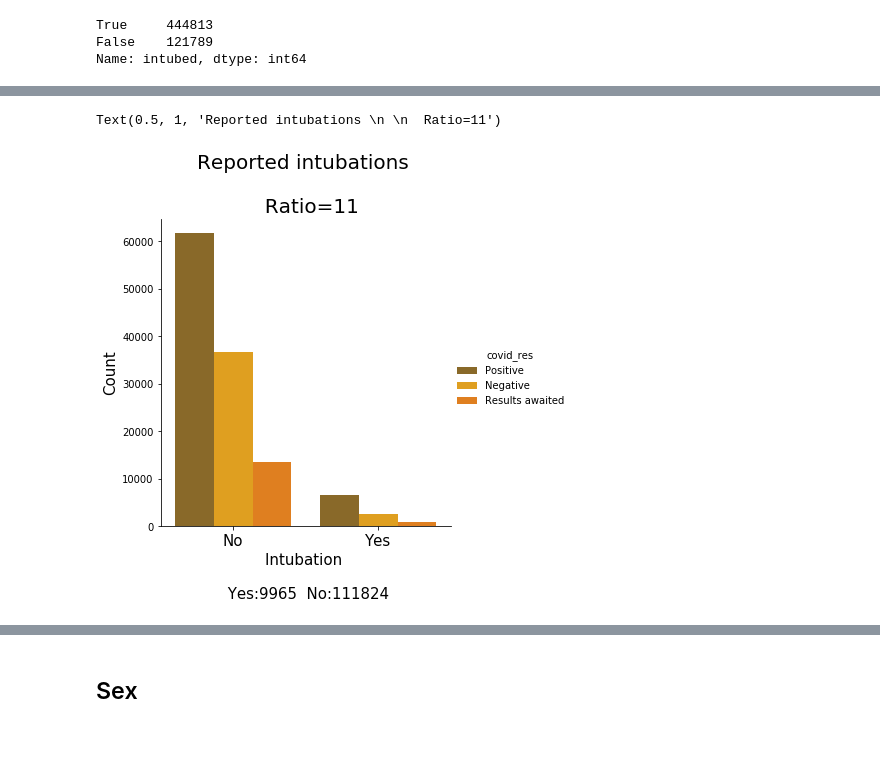
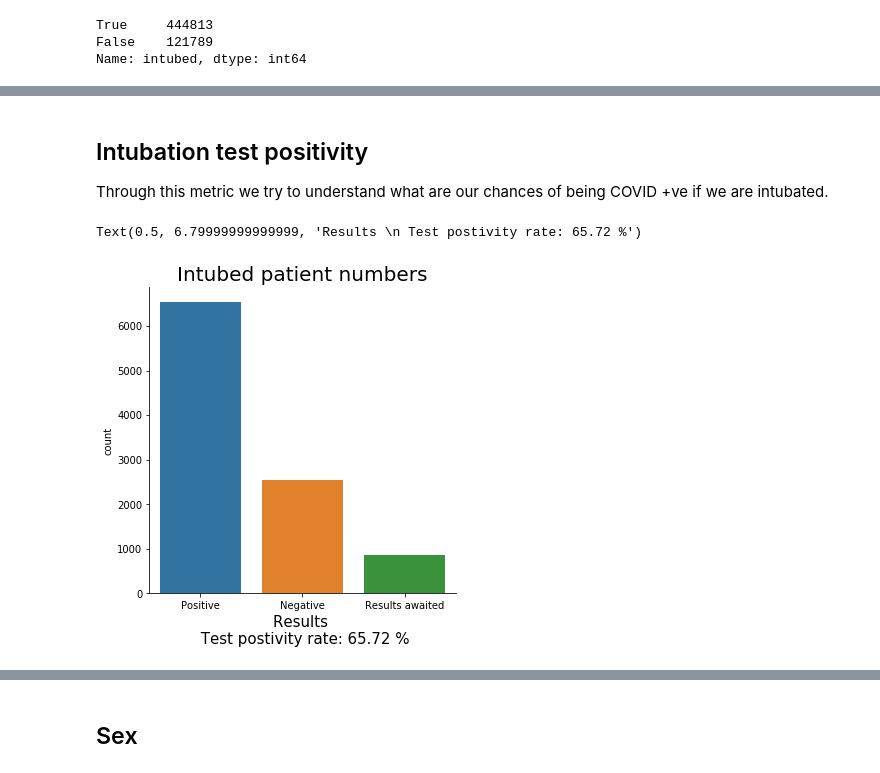
Before and after one commit to pandey-parth/IME672-Project, a Jupyter notebook: Untitled.ipynb, the cells around one changed output, grey strips where cells are left out. Drawn from its saved outputs; the diff is of its cells as text; code cells hidden in the pictures; blank space fills up the shorter version.

```diff
--- a/Untitled.ipynb
+++ b/Untitled.ipynb
@@ -183,11 +211,21 @@ Text(0, 0.5, 'Count')
 # %%
-# plt.figure(figsize=(10,8))
-ax2=sns.catplot('intubed',data=df,kind='count',palette='autumn_d',hue='covid_res')
-plt.xticks(size=15,)
-plt.xlabel('Intubation \n \n Yes:{}  No:{}'.format(df['intubed'].value_counts()[1] , df['intubed'].value_counts()[0]),size=15)
-plt.ylabel('Count',size=15)
-plt.title('Reported intubations \n \n  Ratio={0:.0f}'.format(df['intubed'].value_counts()[0]/df['intubed'].value_counts()[1])
-          ,size=20)
+# # plt.figure(figsize=(10,8))
+# ax2=sns.catplot('intubed',data=df,kind='count',palette='autumn_d',hue='covid_res')
+# plt.xticks(size=15,)
+# plt.xlabel('Intubation \n \n Yes:{}  No:{}'.format(df['intubed'].value_counts()[1] , df['intubed'].value_counts()[0]),size=15)
+# plt.ylabel('Count',size=15)
+# plt.title('Reported intubations \n \n  Ratio={0:.0f}'.format(df['intubed'].value_counts()[0]/df['intubed'].value_counts()[1])
+#           ,size=20)
-# %% [output]
-Text(0.5, 1, 'Reported intubations \n \n  Ratio=11')
-[figure, removed]
+# %% [markdown]
+## Intubation test positivity
+
+Through this metric we try to understand what are our chances of being COVID +ve if we are intubated.
+# %%
+df_intubed=df[df['intubed']=='Yes']
+sns.catplot('covid_res',data=df_intubed,kind='count')
+plt.title('Intubed patient numbers',size=20)
+plt.xlabel('Results \n Test postivity rate: {0:.2f} %'.format(
+    100* df_intubed['covid_res'].value_counts()[0]/df_intubed['covid_res'].size),size=15)
+# %% [output]
+Text(0.5, 6.79999999999999, 'Results \n Test postivity rate: 65.72 %')
+[figure, added]
```
Also changed, not shown: parts of 33 cells of this notebook.
